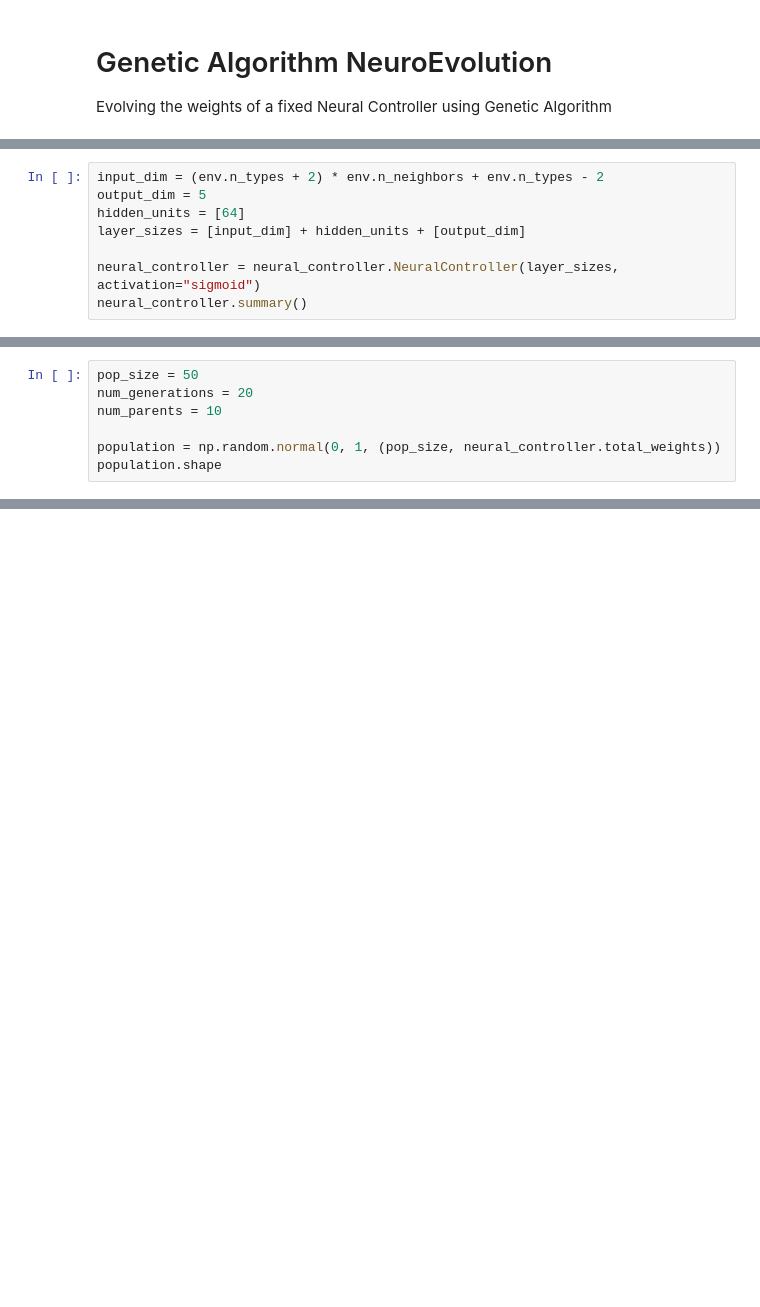
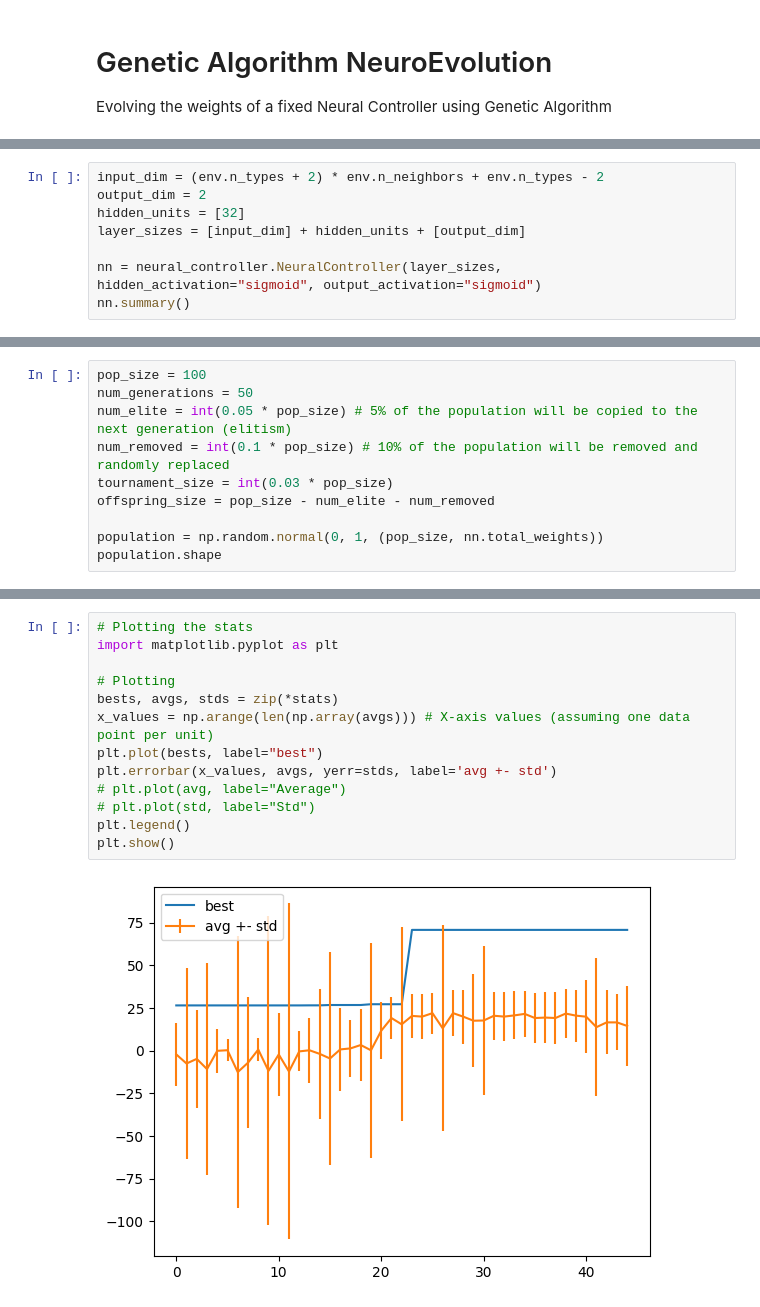
Before and after one commit to lorenzoleuzzi1/lifelong_evolutionary_swarms, a Jupyter notebook: ga.ipynb, the cells around one changed output, grey strips where cells are left out. Drawn from its saved outputs; the diff is of its cells as text; blank space fills up the shorter version.

```diff
--- a/ga.ipynb
+++ b/ga.ipynb
@@ -29,9 +50,9 @@ env = environment.Environment(objective = [(environment.RED, environment.TOP_EDG
 # %%
 input_dim = (env.n_types + 2) * env.n_neighbors + env.n_types - 2
-output_dim = 5
-hidden_units = [64]
+output_dim = 2
+hidden_units = [32]
 layer_sizes = [input_dim] + hidden_units + [output_dim]
 
-neural_controller = neural_controller.NeuralController(layer_sizes, activation="sigmoid")
-neural_controller.summary()
+nn = neural_controller.NeuralController(layer_sizes, hidden_activation="sigmoid", output_activation="sigmoid")
+nn.summary()
 # %% [output]
@@ -139,8 +96 @@ def mutate(offspring, mutation_rate=0.1):
     return offspring
-# %%
-pop_size = 50
-num_generations = 20
-num_parents = 10
-
-population = np.random.normal(0, 1, (pop_size, neural_controller.total_weights))
-population.shape
@@ -148,0 +145,10 @@ population.shape
+# %%
+pop_size = 100
+num_generations = 50
+num_elite = int(0.05 * pop_size) # 5% of the population will be copied to the next generation (elitism)
+num_removed = int(0.1 * pop_size) # 10% of the population will be removed and randomly replaced
+tournament_size = int(0.03 * pop_size)
+offspring_size = pop_size - num_elite - num_removed
+
+population = np.random.normal(0, 1, (pop_size, nn.total_weights))
+population.shape
@@ -189 +218,16 @@ KeyboardInterrupt:
+# %%
+# Plotting the stats
+import matplotlib.pyplot as plt
+
+# Plotting
+bests, avgs, stds = zip(*stats)
+x_values = np.arange(len(np.array(avgs))) # X-axis values (assuming one data point per unit)
+plt.plot(bests, label="best")
+plt.errorbar(x_values, avgs, yerr=stds, label='avg +- std')
+# plt.plot(avg, label="Average")
+# plt.plot(std, label="Std")
+plt.legend()
+plt.show()
+# %% [output]
+[figure, added]
 # %%
```
Also changed, not shown: parts of 10 cells of this notebook, 10 other files.
